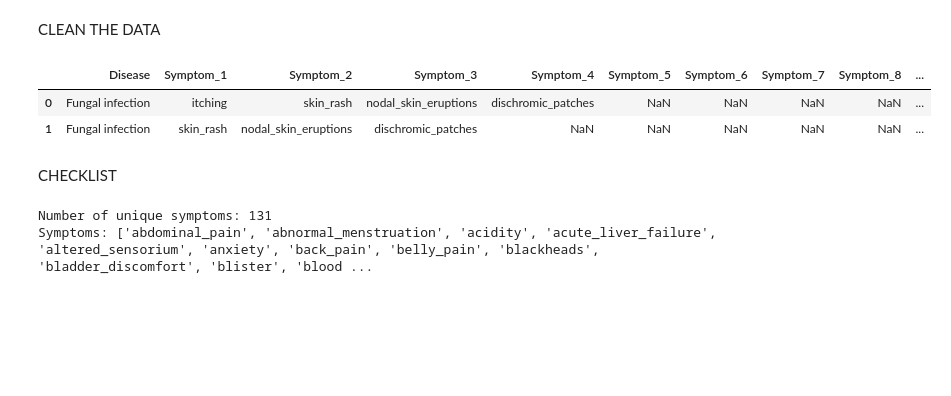
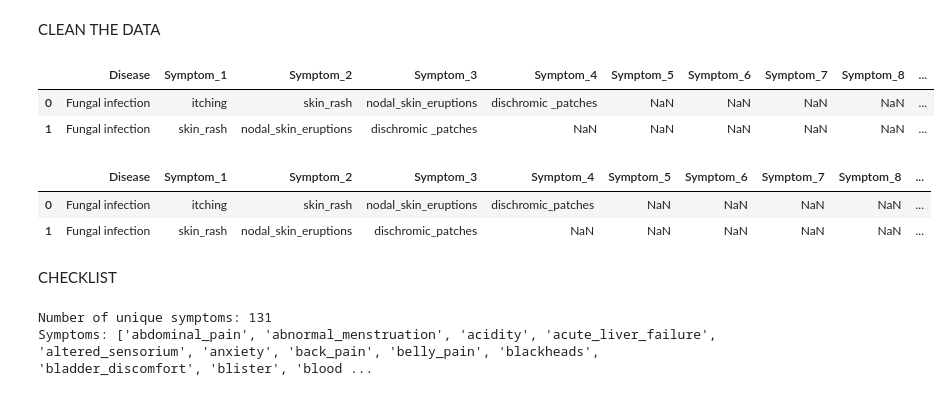
Before and after one commit to domipm/AML-Disease-Symptom, a Jupyter notebook: DecisionTree.ipynb, the cells around one changed output. Saved outputs shown, nothing was run; the diff lists cells and outputs as text; code cells hidden in the pictures; blank space fills up the shorter version.

```diff
--- a/DecisionTree.ipynb
+++ b/DecisionTree.ipynb
@@ -3,9 +3,14 @@ CLEAN THE DATA
 # %%
 #imports
 import pandas as pd
 import numpy as np
 #load file
 dataset = pd.read_csv(r"Dataset\dataset.csv")
+dataset.head(2)
+# %% [output]
+|  | Disease | Symptom_1 | Symptom_2 | Symptom_3 | Symptom_4 | Symptom_5 | Symptom_6 | Symptom_7 | Symptom_8 | ... |
+| 0 | Fungal infection | itching | skin_rash | nodal_skin_eruptions | dischromic _patches | NaN | NaN | NaN | NaN | ... |
+| 1 | Fungal infection | skin_rash | nodal_skin_eruptions | dischromic _patches | NaN | NaN | NaN | NaN | NaN | ... |
 # %%
 def clean_data(x):                                                                            #we define a "cleaning" function which removes any spaces in front or after the string
     if isinstance(x, str):                                                                    #Check if (object,type)
```
Also changed, not shown: parts of 13 cells of this notebook.
